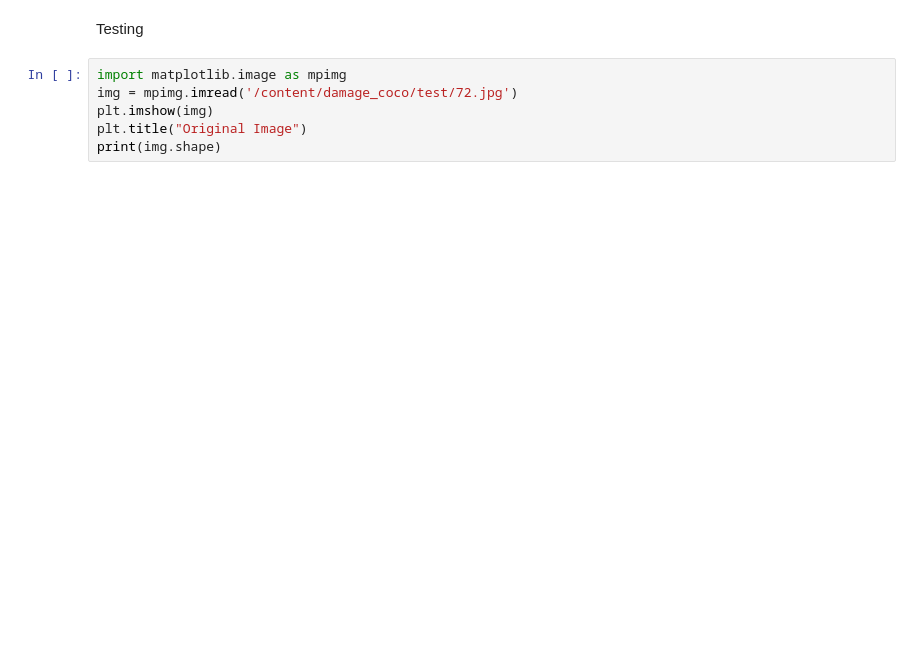
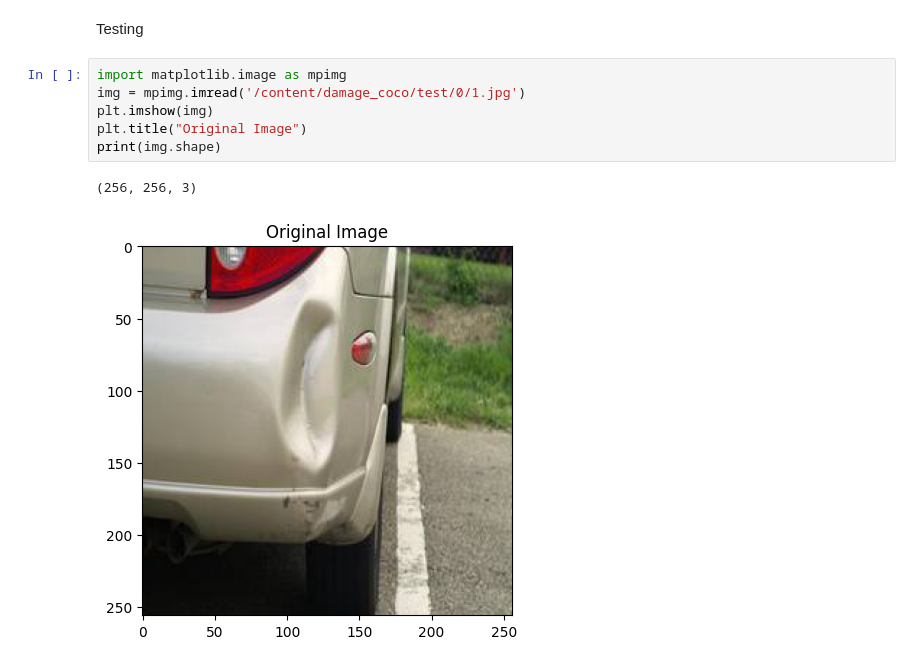
Before and after one commit to binDebug3/Casper, a Jupyter notebook: DeepLearning/DamageClassifier.ipynb, the cells around one changed output. Cells and saved outputs as stored; diff of their text form; blank space fills up the shorter version.

```diff
--- a/DeepLearning/DamageClassifier.ipynb
+++ b/DeepLearning/DamageClassifier.ipynb
@@ -486,10 +577,13 @@ plt.show()
 Testing
 # %%
 import matplotlib.image as mpimg
-img = mpimg.imread('/content/damage_coco/test/72.jpg')
+img = mpimg.imread('/content/damage_coco/test/0/1.jpg')
 plt.imshow(img)
 plt.title("Original Image")
 print(img.shape)
+# %% [output]
+(256, 256, 3)
+[figure, added]
 # %%
 for i, p in enumerate(pred_img):
   q = p.squeeze(0).argmax(0).cpu().detach().numpy()
```
Also changed, not shown: parts of 17 cells of this notebook.
